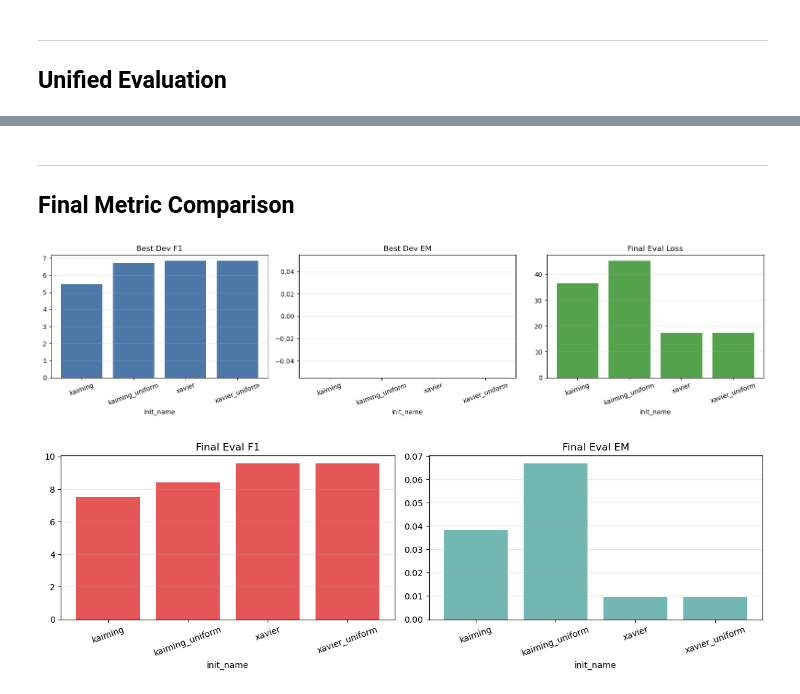
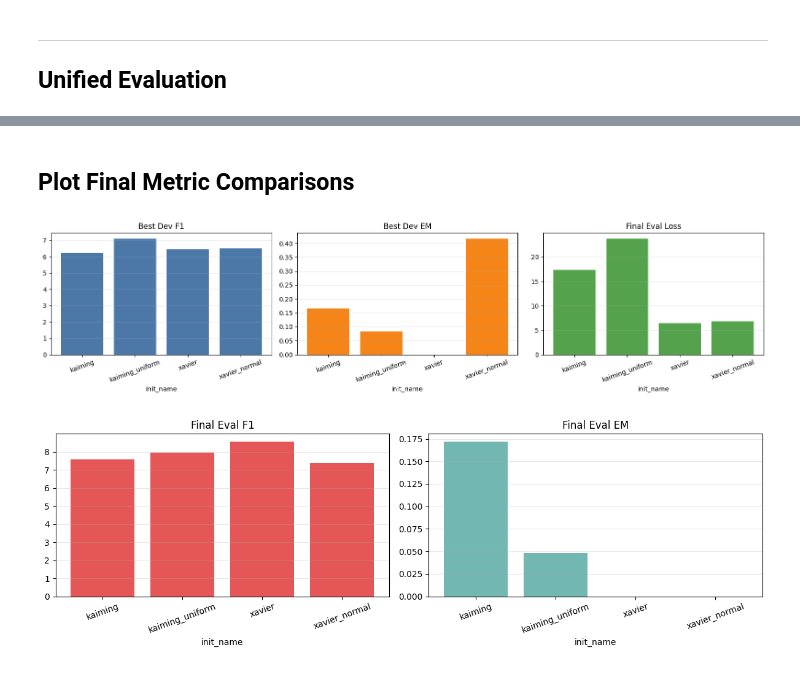
Before and after one commit to Jerry-FuJR/COMP5329_Assignment1, a Jupyter notebook: stage3_initialization_experiment.ipynb, the cells around one changed output, grey strips where cells are left out. Drawn from its saved outputs; the diff is of its cells as text; code cells hidden in the pictures.

```diff
--- a/stage3_initialization_experiment.ipynb
+++ b/stage3_initialization_experiment.ipynb
@@ -35,7 +31,6 @@ from EvaluateTools.evaluate import evaluate
 
 import json
 from pathlib import Path
-
 import matplotlib.pyplot as plt
 import pandas as pd
 
@@ -43,7 +38,7 @@ INIT_SETTINGS = [
     "kaiming",
     "xavier",
     "kaiming_uniform",
-    "xavier_uniform",
+    "xavier_normal",
 ]
 
 RESULTS_DIR = Path("experiments/init_results")
@@ -51,8 +46,6 @@ RESULTS_DIR.mkdir(parents=True, exist_ok=True)
 
 train_results = {}
 eval_results = {}
-
-plt.close("all")
 # %% [markdown]
 ---
 ## Run Training
@@ -70,7 +63,7 @@ for init_name in INIT_SETTINGS:
         save_dir        = f"experiments/_model_init_{init_name}",
         log_dir         = f"experiments/_log_init_{init_name}",
 
-        num_steps       = 5000,
+        num_steps       = 1000,
 
         optimizer_name  = "sgd",
         scheduler_name  = "lambda",
@@ -250,6 +229,5 @@ plt.show()
 # %% [markdown]
----
-## Final Metric Comparison
+## Plot Final Metric Comparisons
 # %%
 train_results = {}
 eval_results = {}
@@ -268,7 +246,6 @@ for init_name in INIT_SETTINGS:
 plot_rows = []
 for init_name in available_settings:
     history = train_results[init_name]["history"]
-    last_entry = history[-1]
     best_entry = max(history, key=lambda row: row["dev_f1"])
     plot_rows.append({
         "init_name": init_name,
@@ -287,47 +264,37 @@ if plot_df.empty:
 plot_df = plot_df.sort_values("init_name").reset_index(drop=True)
 x_labels = plot_df["init_name"].tolist()
 
-plt.close("all")
 fig, axes = plt.subplots(1, 3, figsize=(16, 4))
-
 axes[0].bar(x_labels, plot_df["best_dev_f1"], color="#4C78A8")
 axes[0].set_title("Best Dev F1")
 axes[0].set_xlabel("init_name")
 axes[0].tick_params(axis="x", rotation=20)
-
 axes[1].bar(x_labels, plot_df["best_dev_em"], color="#F58518")
 axes[1].set_title("Best Dev EM")
 axes[1].set_xlabel("init_name")
 axes[1].tick_params(axis="x", rotation=20)
-
 axes[2].bar(x_labels, plot_df["eval_loss"], color="#54A24B")
 axes[2].set_title("Final Eval Loss")
 axes[2].set_xlabel("init_name")
 axes[2].tick_params(axis="x", rotation=20)
-
 for ax in axes:
     ax.grid(True, axis="y", alpha=0.3)
-
 plt.tight_layout()
 plt.show()
 
 fig, axes = plt.subplots(1, 2, figsize=(12, 4))
-
 axes[0].bar(x_labels, plot_df["eval_f1"], color="#E45756")
 axes[0].set_title("Final Eval F1")
 axes[0].set_xlabel("init_name")
 axes[0].tick_params(axis="x", rotation=20)
-
 axes[1].bar(x_labels, plot_df["eval_em"], color="#72B7B2")
 axes[1].set_title("Final Eval EM")
 axes[1].set_xlabel("init_name")
 axes[1].tick_params(axis="x", rotation=20)
-
 for ax in axes:
     ax.grid(True, axis="y", alpha=0.3)
-
 plt.tight_layout()
 plt.show()
 # %% [output]
-[figure, old version]
+[figure, new version]
-[figure, old version]
+[figure, new version]
```
Also changed, not shown: parts of 15 cells of this notebook, 1 other file.
